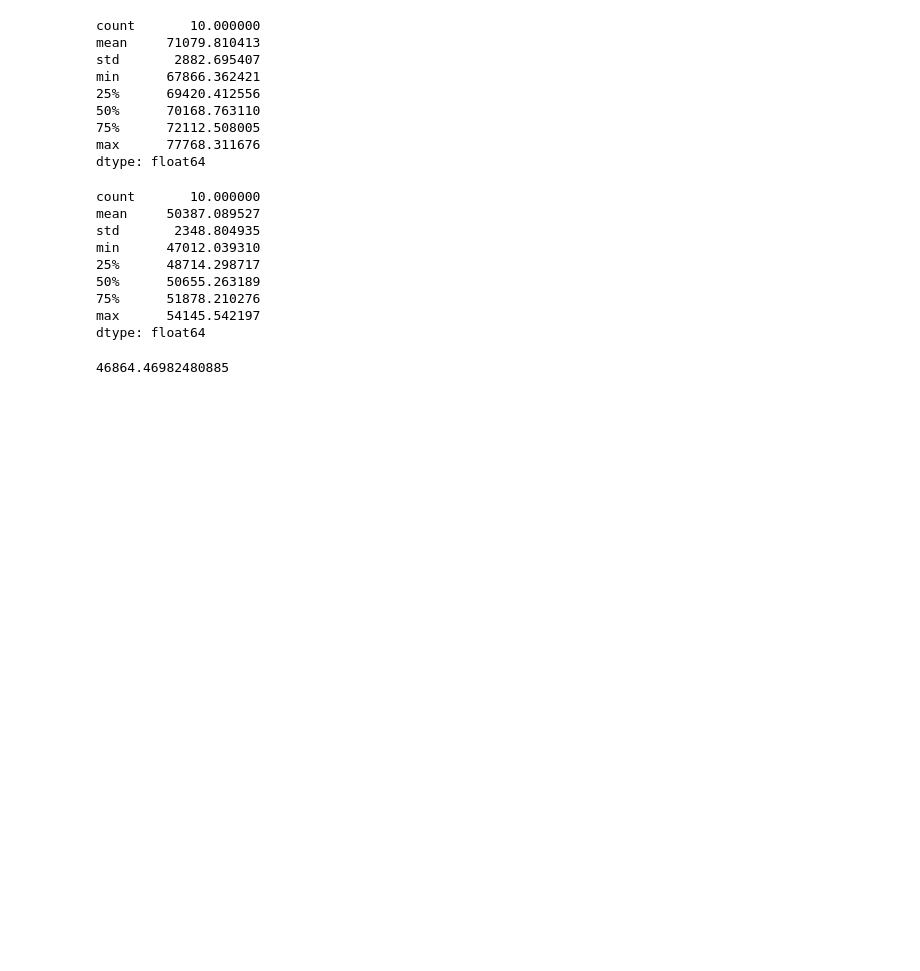
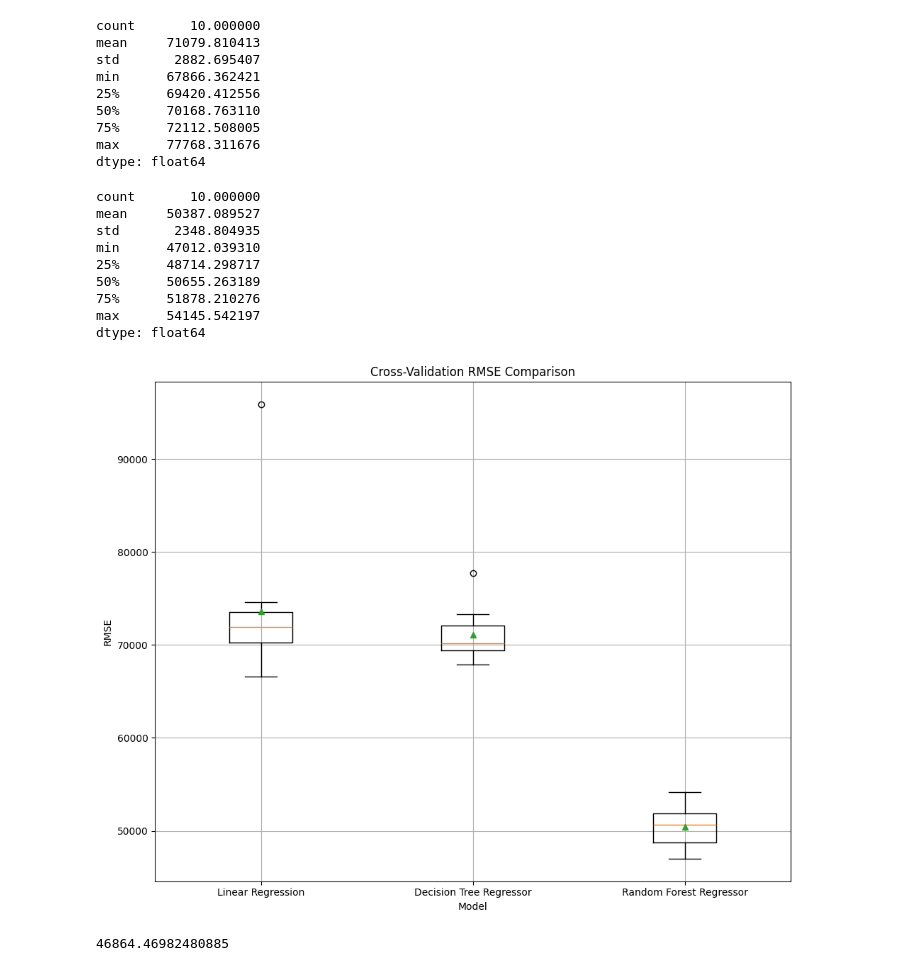
Before and after one commit to pmadzia/data-science, a Jupyter notebook: California_house_price/california_house.price.ipynb, the cells around one changed output. Drawn from its saved outputs; the diff is of its cells as text; code cells hidden in the pictures; blank space fills up the shorter version.

Commit message:
added boxplot

```diff
--- a/California_house_price/california_house.price.ipynb
+++ b/California_house_price/california_house.price.ipynb
@@ -325,5 +326,19 @@ min      47012.039310
 75%      51878.210276
 max      54145.542197
 dtype: float64
+# %%
+models_name = ['Linear Regression', 'Decision Tree Regressor', 'Random Forest Regressor']
+results = [lin_rmses, tree_rmses, forests_rmses]
+
+plt.figure(figsize=(10,8))
+plt.boxplot(results, tick_labels=models_name, showmeans=True)
+plt.title('Cross-Validation RMSE Comparison')
+plt.xlabel('Model')
+plt.ylabel('RMSE')
+plt.grid(True)
+plt.tight_layout()
+plt.show()
+# %% [output]
+[figure, added]
 # %%
 full_pipeline = Pipeline([
```
Also changed, not shown: parts of 3 cells of this notebook.
